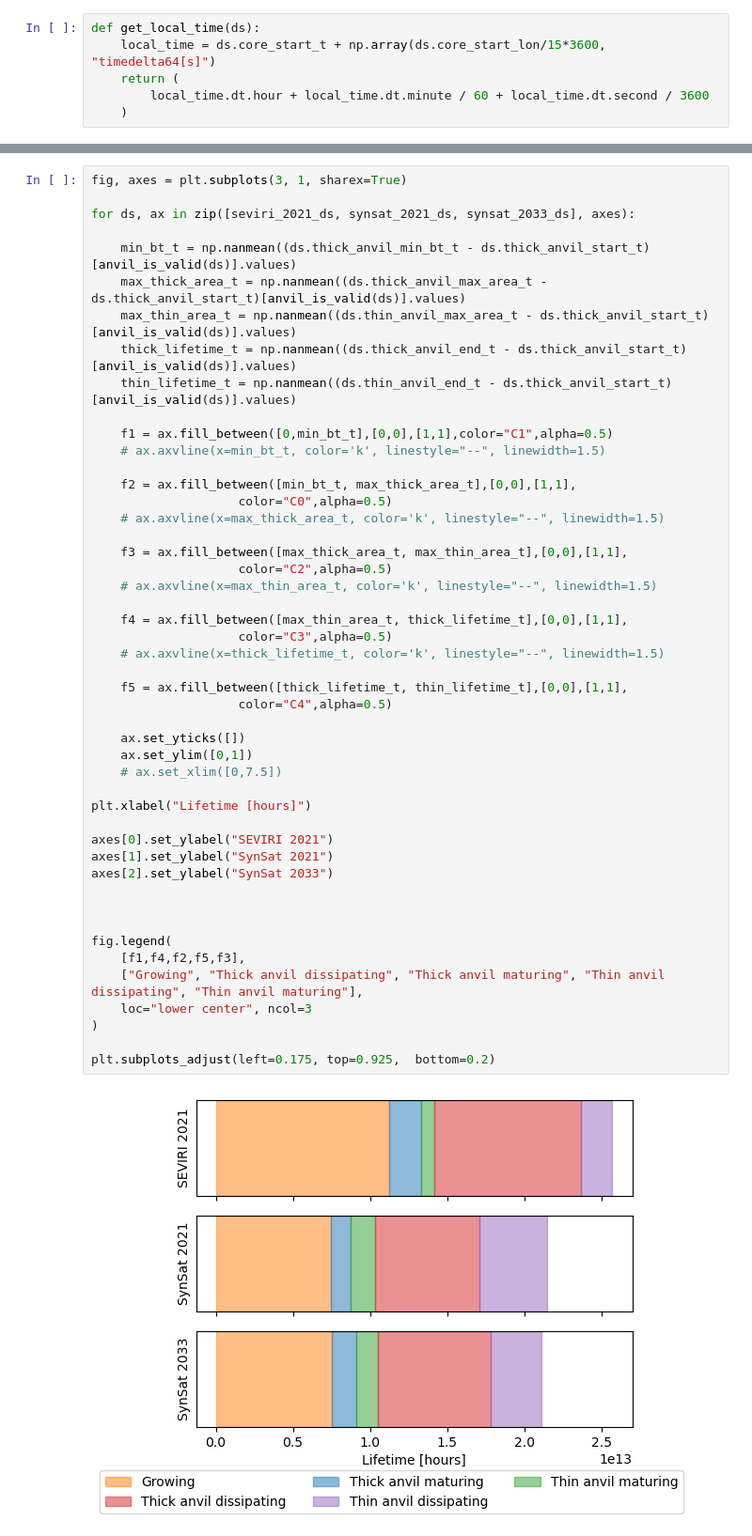
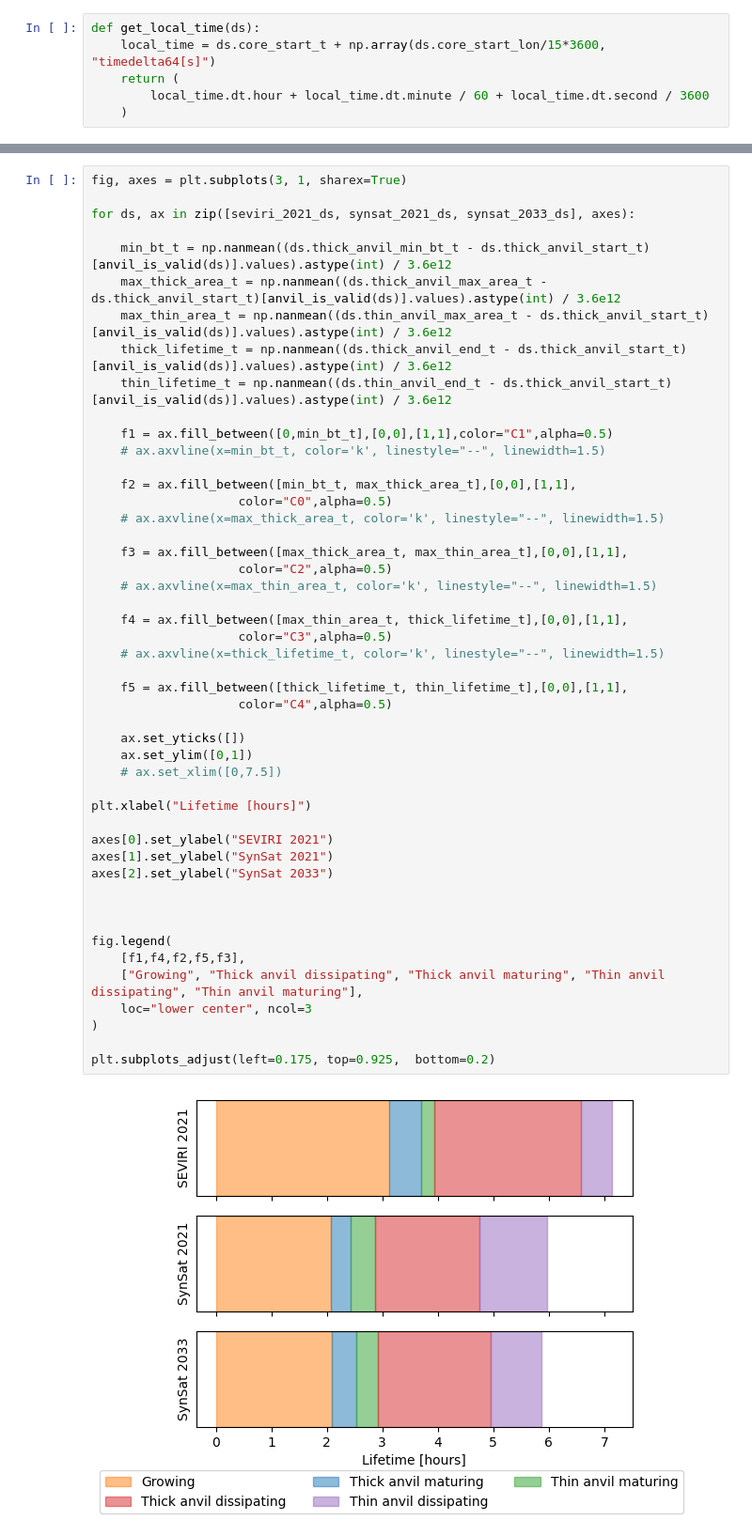
Before and after one commit to w-k-jones/NextGEMS_SynSat, a Jupyter notebook: notebooks/11_analysis.ipynb, the cells around one changed output, grey strips where cells are left out. Shown at 94% size. Cells and saved outputs as stored; diff of their text form.

```diff
--- a/notebooks/11_analysis.ipynb
+++ b/notebooks/11_analysis.ipynb
@@ -1210,11 +1210,11 @@ fig, axes = plt.subplots(3, 1, sharex=True)
 
 for ds, ax in zip([seviri_2021_ds, synsat_2021_ds, synsat_2033_ds], axes):
 
-    min_bt_t = np.nanmean((ds.thick_anvil_min_bt_t - ds.thick_anvil_start_t)[anvil_is_valid(ds)].values)
-    max_thick_area_t = np.nanmean((ds.thick_anvil_max_area_t - ds.thick_anvil_start_t)[anvil_is_valid(ds)].values)
-    max_thin_area_t = np.nanmean((ds.thin_anvil_max_area_t - ds.thick_anvil_start_t)[anvil_is_valid(ds)].values)
-    thick_lifetime_t = np.nanmean((ds.thick_anvil_end_t - ds.thick_anvil_start_t)[anvil_is_valid(ds)].values)
-    thin_lifetime_t = np.nanmean((ds.thin_anvil_end_t - ds.thick_anvil_start_t)[anvil_is_valid(ds)].values)
+    min_bt_t = np.nanmean((ds.thick_anvil_min_bt_t - ds.thick_anvil_start_t)[anvil_is_valid(ds)].values).astype(int) / 3.6e12
+    max_thick_area_t = np.nanmean((ds.thick_anvil_max_area_t - ds.thick_anvil_start_t)[anvil_is_valid(ds)].values).astype(int) / 3.6e12
+    max_thin_area_t = np.nanmean((ds.thin_anvil_max_area_t - ds.thick_anvil_start_t)[anvil_is_valid(ds)].values).astype(int) / 3.6e12
+    thick_lifetime_t = np.nanmean((ds.thick_anvil_end_t - ds.thick_anvil_start_t)[anvil_is_valid(ds)].values).astype(int) / 3.6e12
+    thin_lifetime_t = np.nanmean((ds.thin_anvil_end_t - ds.thick_anvil_start_t)[anvil_is_valid(ds)].values).astype(int) / 3.6e12
 
     f1 = ax.fill_between([0,min_bt_t],[0,0],[1,1],color="C1",alpha=0.5)
     # ax.axvline(x=min_bt_t, color='k', linestyle="--", linewidth=1.5)
@@ -1227,31 +1227,31 @@ for ds, ax in zip([seviri_2021_ds, synsat_2021_ds, synsat_2033_ds], axes):
                     color="C2",alpha=0.5)
     # ax.axvline(x=max_thin_area_t, color='k', linestyle="--", linewidth=1.5)
 
     f4 = ax.fill_between([max_thin_area_t, thick_lifetime_t],[0,0],[1,1],
                     color="C3",alpha=0.5)
     # ax.axvline(x=thick_lifetime_t, color='k', linestyle="--", linewidth=1.5)
 
     f5 = ax.fill_between([thick_lifetime_t, thin_lifetime_t],[0,0],[1,1],
                     color="C4",alpha=0.5)
 
     ax.set_yticks([])
     ax.set_ylim([0,1])
     # ax.set_xlim([0,7.5])
 
 plt.xlabel("Lifetime [hours]")
 
 axes[0].set_ylabel("SEVIRI 2021")
 axes[1].set_ylabel("SynSat 2021")
 axes[2].set_ylabel("SynSat 2033")
 
 
 
 fig.legend(
     [f1,f4,f2,f5,f3],
     ["Growing", "Thick anvil dissipating", "Thick anvil maturing", "Thin anvil dissipating", "Thin anvil maturing"],
     loc="lower center", ncol=3
 )
 
 plt.subplots_adjust(left=0.175, top=0.925,  bottom=0.2)
 # %% [output]
-[figure, old version]
+[figure, new version]
```
Also changed, not shown: parts of 6 cells of this notebook.
